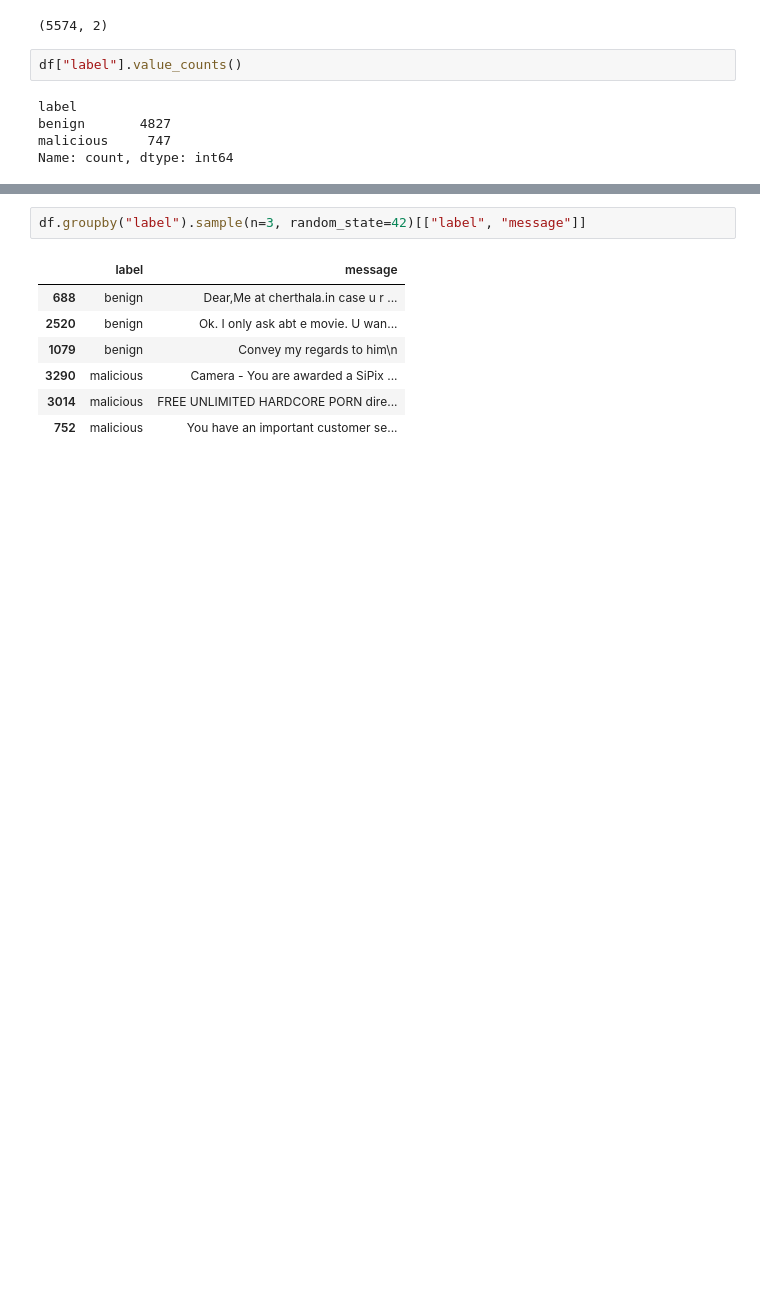
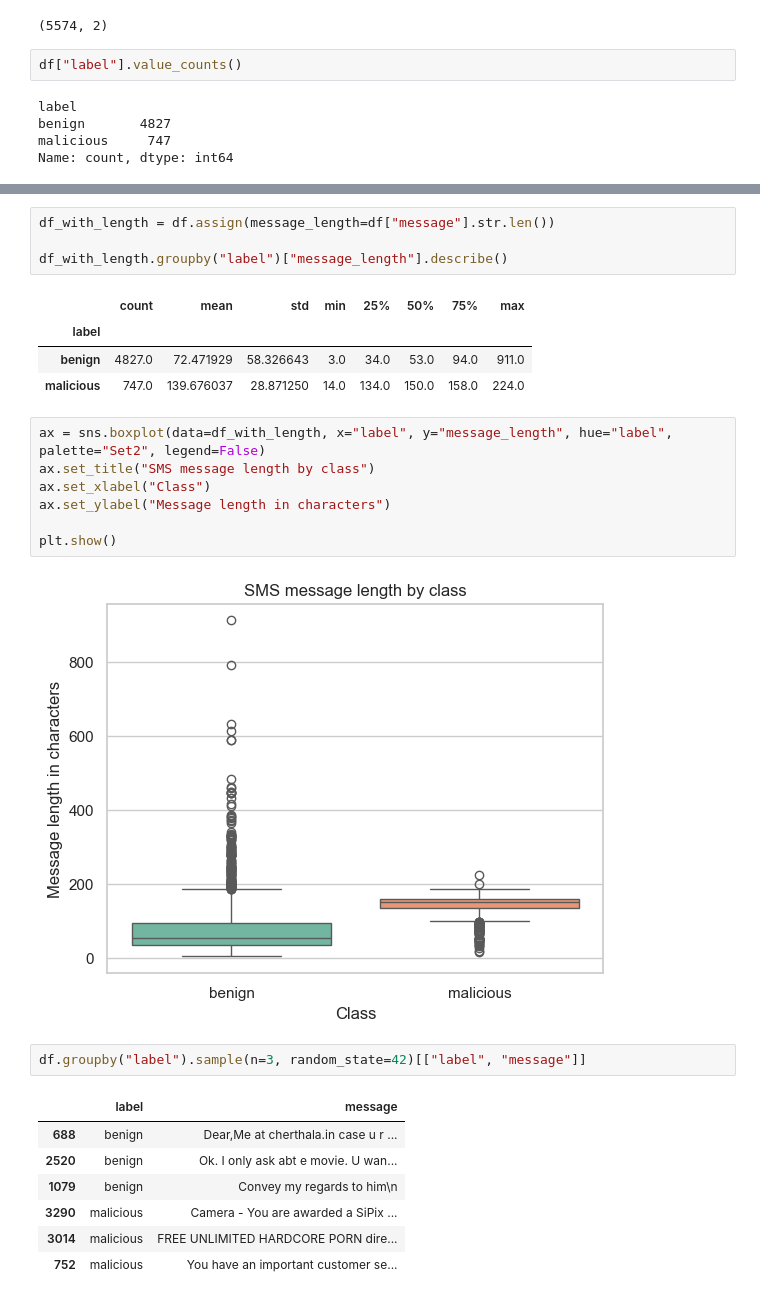
Before and after one commit to majorgilles/sms-malicious-classifier, a Jupyter notebook: notebooks/01_data_exploration.ipynb, the cells around one changed output, grey strips where cells are left out. Saved outputs shown, nothing was run; the diff lists cells and outputs as text; blank space fills up the shorter version.

```diff
--- a/notebooks/01_data_exploration.ipynb
+++ b/notebooks/01_data_exploration.ipynb
@@ -35,3 +49,21 @@ Name: count, dtype: int64
+# %%
+df_with_length = df.assign(message_length=df["message"].str.len())
+
+df_with_length.groupby("label")["message_length"].describe()
+# %% [output]
+|  | count | mean | std | min | 25% | 50% | 75% | max |
+| label |  |  |  |  |  |  |  |  |
+| benign | 4827.0 | 72.471929 | 58.326643 | 3.0 | 34.0 | 53.0 | 94.0 | 911.0 |
+| malicious | 747.0 | 139.676037 | 28.871250 | 14.0 | 134.0 | 150.0 | 158.0 | 224.0 |
+# %%
+ax = sns.boxplot(data=df_with_length, x="label", y="message_length", hue="label", palette="Set2", legend=False)
+ax.set_title("SMS message length by class")
+ax.set_xlabel("Class")
+ax.set_ylabel("Message length in characters")
+
+plt.show()
+# %% [output]
+[figure, added]
 # %%
 df.groupby("label").sample(n=3, random_state=42)[["label", "message"]]
 # %% [output]
```
Also changed, not shown: parts of 1 cell of this notebook.
